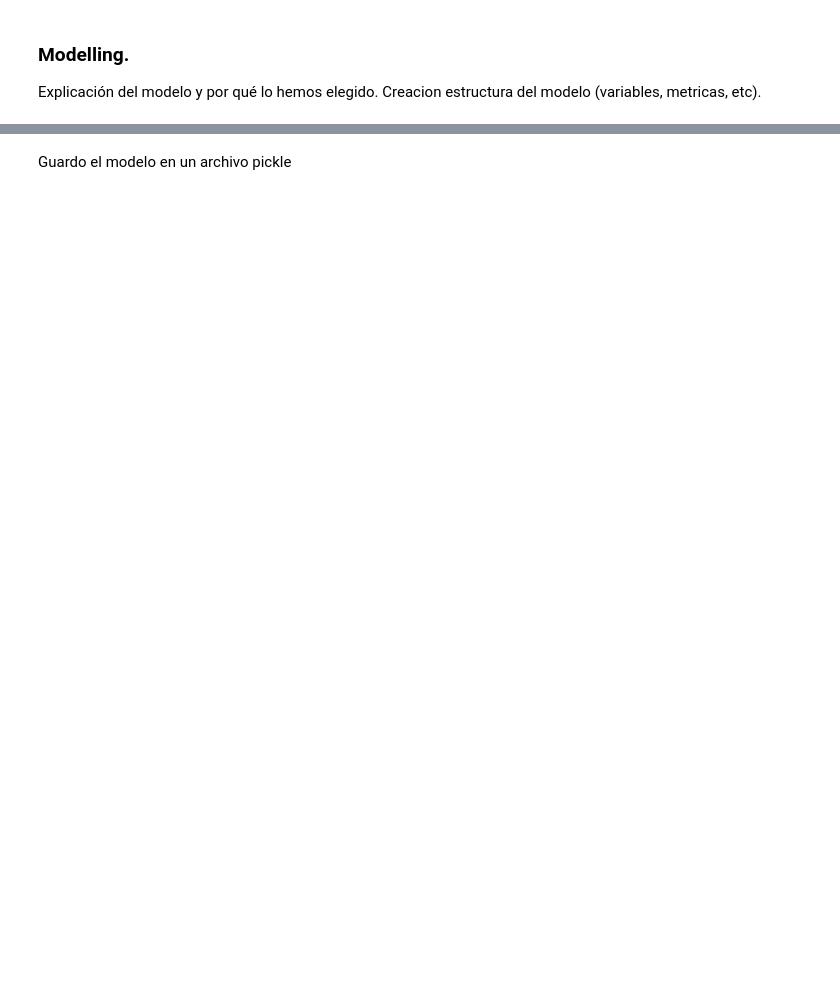
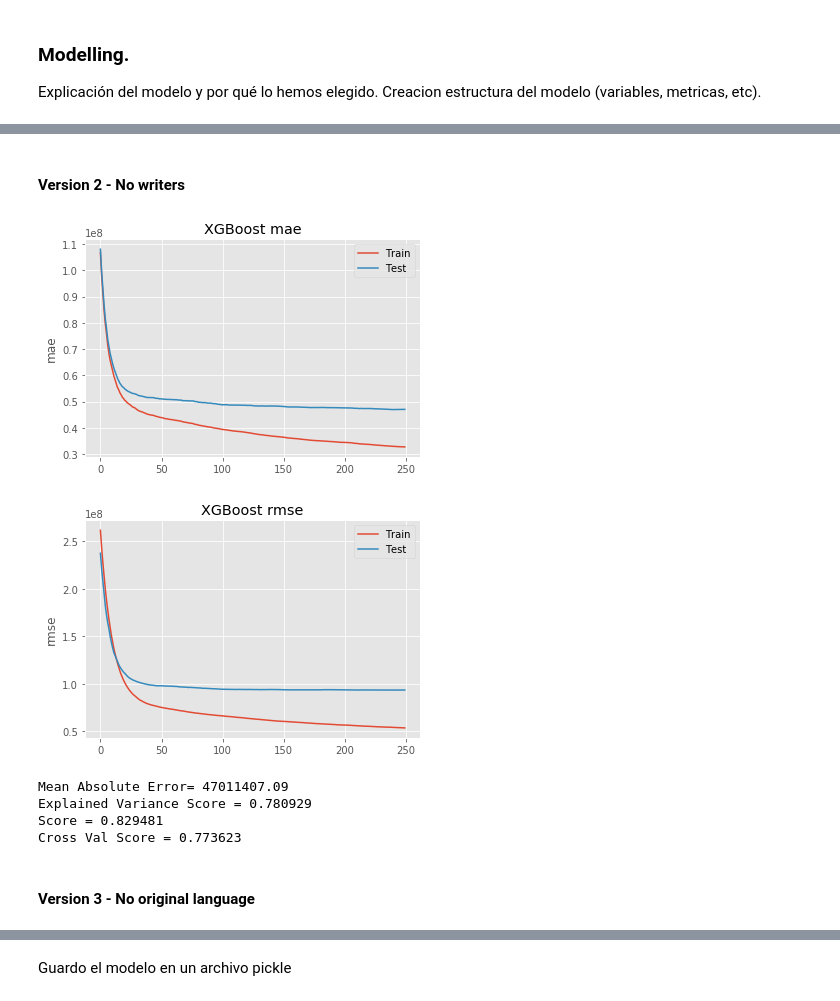
Before and after one commit to ElsaDuran/reves, a Jupyter notebook: 03.Model.ipynb, the cells around one changed output, grey strips where cells are left out. Drawn from its saved outputs; the diff is of its cells as text; code cells hidden in the pictures; blank space fills up the shorter version.

```diff
--- a/03.Model.ipynb
+++ b/03.Model.ipynb
@@ -130,0 +157,22 @@ cross_val
+# %% [markdown]
+#### Version 2 - No writers
+# %%
+train = reves.drop(["revenue_inflated", "writers"], axis = 1)
+model = model_train(train)
+print("Mean Absolute Error= %.2f \nExplained Variance Score = %f \nScore = %f \nCross Val Score = %f" %(model[0], model[1], model[2], model[3]))
+
+# save the results in a dataframe
+experiment = "No Writers"
+number_experiment = 2
+row = [experiment, model[0], model[1], model[2], model[3]]
+xgbo_results.loc[number_experiment] = row
+xgbo_results.to_pickle("data/xgbo_results_prueba.pkl")
+# %% [output]
+[figure, added]
+[figure, added]
+Mean Absolute Error= 47011407.09
+Explained Variance Score = 0.780929
+Score = 0.829481
+Cross Val Score = 0.773623
+# %% [markdown]
+#### Version 3 - No original language
```
Also changed, not shown: parts of 71 cells of this notebook, 2 other files.
